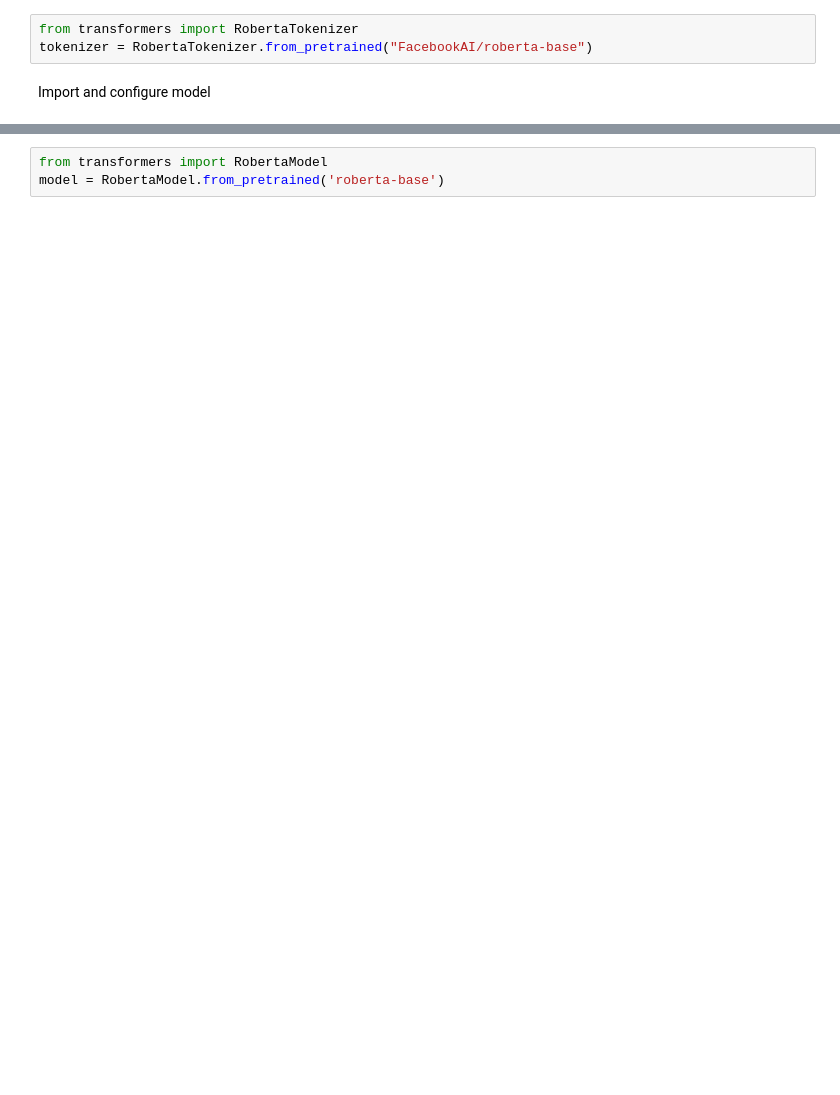
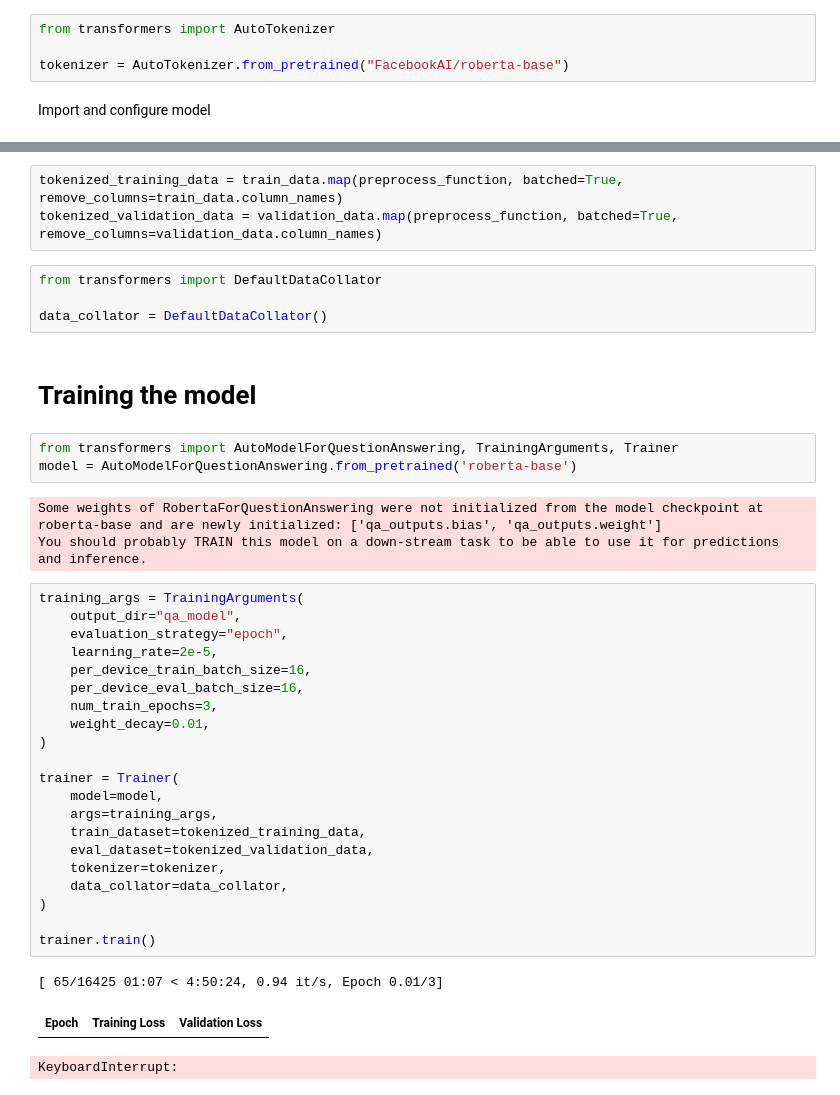
Before and after one commit to Armadillobambi/NLP_squad, a Jupyter notebook: QA_SQuAD.ipynb, the cells around one changed output, grey strips where cells are left out. Drawn from its saved outputs; the diff is of its cells as text; blank space fills up the shorter version.

```diff
--- a/QA_SQuAD.ipynb
+++ b/QA_SQuAD.ipynb
@@ -87,5 +108,6 @@ Do pre-processing and set up tokenizer
 # %%
-from transformers import RobertaTokenizer
-tokenizer = RobertaTokenizer.from_pretrained("FacebookAI/roberta-base")
+from transformers import AutoTokenizer
+
+tokenizer = AutoTokenizer.from_pretrained("FacebookAI/roberta-base")
 # %% [markdown]
 Import and configure model
@@ -92,3 +169,40 @@ Import and configure model
+# %%
+tokenized_training_data = train_data.map(preprocess_function, batched=True, remove_columns=train_data.column_names)
+tokenized_validation_data = validation_data.map(preprocess_function, batched=True, remove_columns=validation_data.column_names)
+# %%
+from transformers import DefaultDataCollator
+
+data_collator = DefaultDataCollator()
+# %% [markdown]
+# Training the model
 # %%
-from transformers import RobertaModel
-model = RobertaModel.from_pretrained('roberta-base')
+from transformers import AutoModelForQuestionAnswering, TrainingArguments, Trainer
+model = AutoModelForQuestionAnswering.from_pretrained('roberta-base')
+# %% [output]
+Some weights of RobertaForQuestionAnswering were not initialized from the model checkpoint at roberta-base and are newly initialized: ['qa_outputs.bias', 'qa_outputs.weight']
+You should probably TRAIN this model on a down-stream task to be able to use it for predictions and inference.
+# %%
+training_args = TrainingArguments(
+    output_dir="qa_model",
+    evaluation_strategy="epoch",
+    learning_rate=2e-5,
+    per_device_train_batch_size=16,
+    per_device_eval_batch_size=16,
+    num_train_epochs=3,
+    weight_decay=0.01,
+)
+
+trainer = Trainer(
+    model=model,
+    args=training_args,
+    train_dataset=tokenized_training_data,
+    eval_dataset=tokenized_validation_data,
+    tokenizer=tokenizer,
+    data_collator=data_collator,
+)
+
+trainer.train()
+# %% [output]
+[ 65/16425 01:07 < 4:50:24, 0.94 it/s, Epoch 0.01/3]
+| Epoch | Training Loss | Validation Loss |
+KeyboardInterrupt:
```
Also changed, not shown: parts of 15 cells of this notebook.
